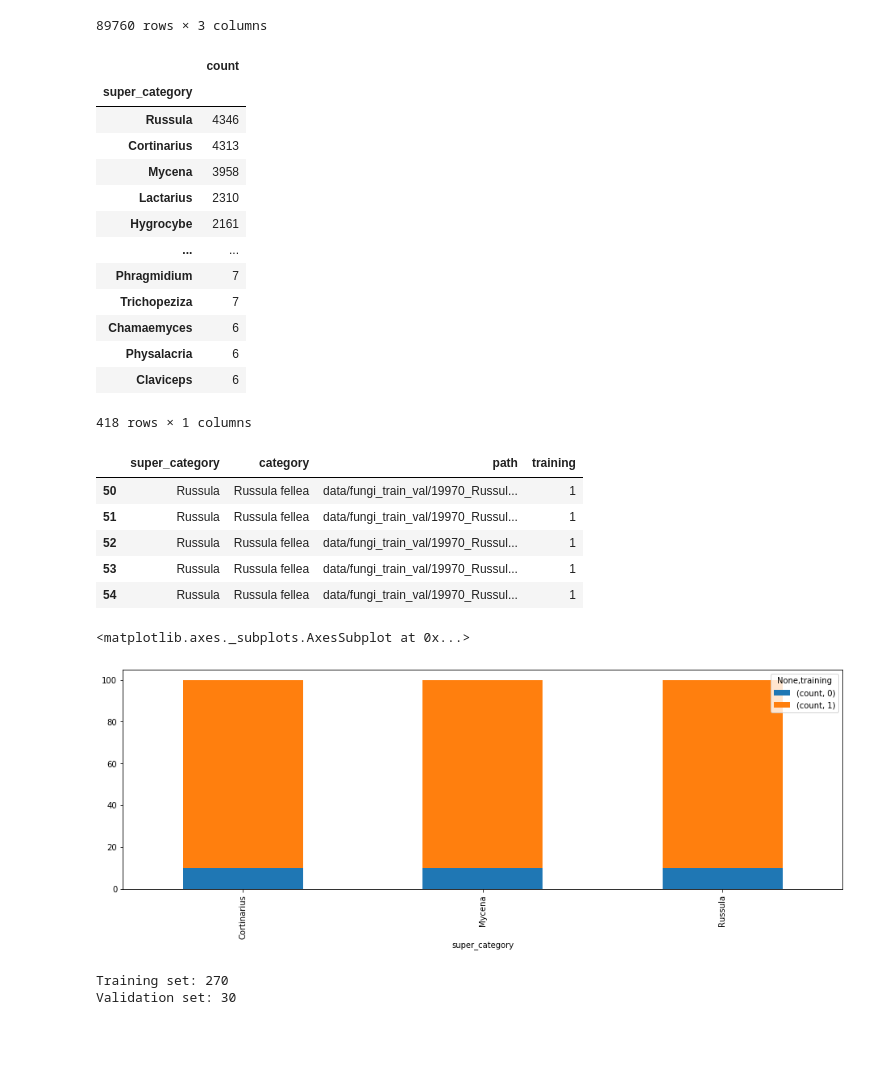
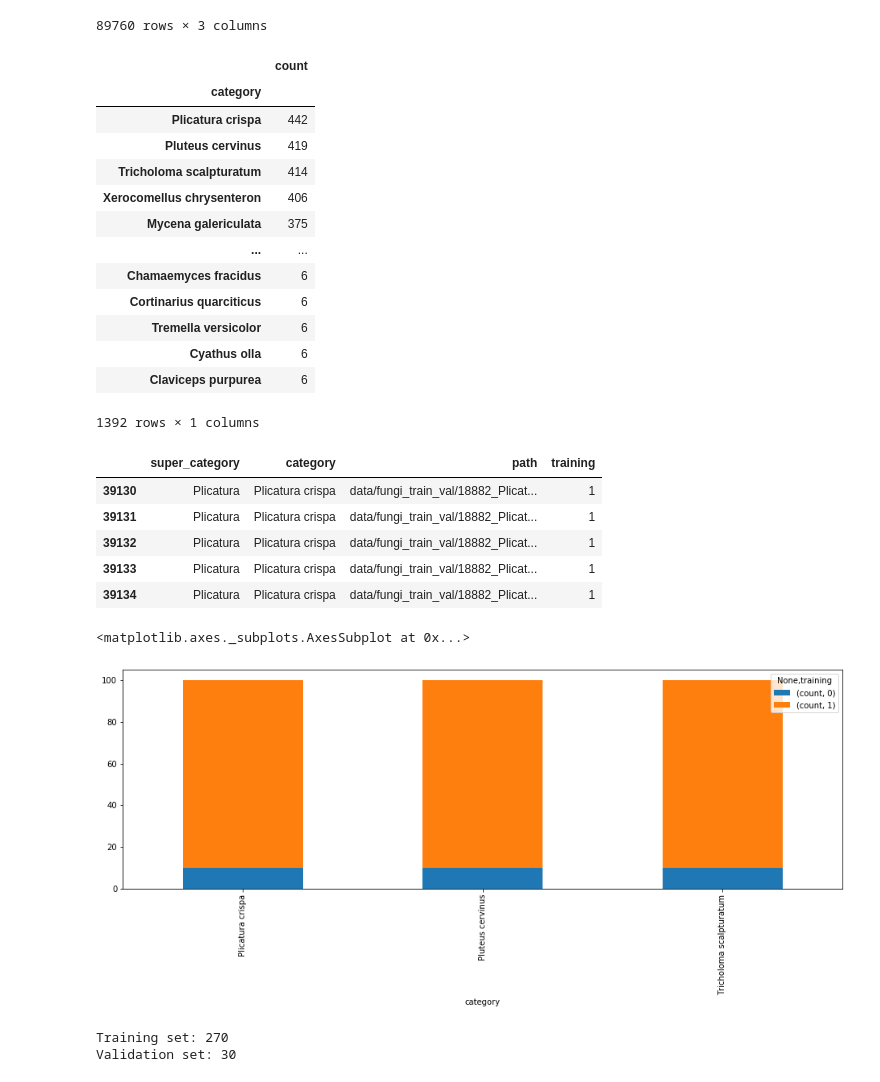
Before and after one commit to lorenzovngl/ml-project, a Jupyter notebook: prediction_model.ipynb, the cells around one changed output. Saved outputs shown, nothing was run; the diff lists cells and outputs as text; code cells hidden in the pictures; blank space fills up the shorter version.

Commit message:
Trained some models

```diff
--- a/prediction_model.ipynb
+++ b/prediction_model.ipynb
@@ -37,25 +37,26 @@ df
 | 89759 | Cheilymenia | Cheilymenia granulata | data/fungi_train_val/12195_Cheily... |
 89760 rows × 3 columns
 # %%
-df_sorted = df.groupby(['super_category']).count().rename(columns={'path':'count'})[['count']].sort_values(by='count', ascending=False)
+df_sorted = df.groupby(['category']).count().rename(columns={'path':'count'})[['count']].sort_values(by='count', ascending=False)
 df_sorted
 # %% [output]
 |  | count |
-| super_category |  |
-| Russula | 4346 |
-| Cortinarius | 4313 |
-| Mycena | 3958 |
-| Lactarius | 2310 |
-| Hygrocybe | 2161 |
+| category |  |
+| Plicatura crispa | 442 |
+| Pluteus cervinus | 419 |
+| Tricholoma scalpturatum | 414 |
+| Xerocomellus chrysenteron | 406 |
+| Mycena galericulata | 375 |
 | ... | ... |
-| Phragmidium | 7 |
-| Trichopeziza | 7 |
-| Chamaemyces | 6 |
-| Physalacria | 6 |
-| Claviceps | 6 |
+| Chamaemyces fracidus | 6 |
+| Cortinarius quarciticus | 6 |
+| Tremella versicolor | 6 |
+| Cyathus olla | 6 |
+| Claviceps purpurea | 6 |
-418 rows × 1 columns
+1392 rows × 1 columns
 # %%
-reference = 'super_category'
+reference = 'category'
+#n_classes = df_sorted.shape[0]
 n_classes = 3
 samples_per_class = 100
 training_size_ratio = 0.9
@@ -75,20 +76,20 @@ for i, v in df_sorted.iloc[:n_classes].iterrows():
 df1.head()
 # %% [output]
 |  | super_category | category | path | training |
-| 50 | Russula | Russula fellea | data/fungi_train_val/19970_Russul... | 1 |
-| 51 | Russula | Russula fellea | data/fungi_train_val/19970_Russul... | 1 |
-| 52 | Russula | Russula fellea | data/fungi_train_val/19970_Russul... | 1 |
-| 53 | Russula | Russula fellea | data/fungi_train_val/19970_Russul... | 1 |
-| 54 | Russula | Russula fellea | data/fungi_train_val/19970_Russul... | 1 |
+| 39130 | Plicatura | Plicatura crispa | data/fungi_train_val/18882_Plicat... | 1 |
+| 39131 | Plicatura | Plicatura crispa | data/fungi_train_val/18882_Plicat... | 1 |
+| 39132 | Plicatura | Plicatura crispa | data/fungi_train_val/18882_Plicat... | 1 |
+| 39133 | Plicatura | Plicatura crispa | data/fungi_train_val/18882_Plicat... | 1 |
+| 39134 | Plicatura | Plicatura crispa | data/fungi_train_val/18882_Plicat... | 1 |
 # %%
 import pandas as pd
 
-df_count = df1.groupby(['super_category','training']).count().rename(columns={'path':'count'})[['count']]
+df_count = df1.groupby(['category','training']).count().rename(columns={'path':'count'})[['count']]
 df_count = df_count.unstack('training')
 df_count.plot(kind='bar', stacked=True, figsize=(16,5))
 # %% [output]
 <matplotlib.axes._subplots.AxesSubplot at 0x...>
-[figure, old version]
+[figure, new version]
 # %%
 df_training = df1.loc[df1['training'] == 1]
 df_validation = df1.loc[df1['training'] == 0]
```
Also changed, not shown: parts of 14 cells of this notebook, 1 other file.
